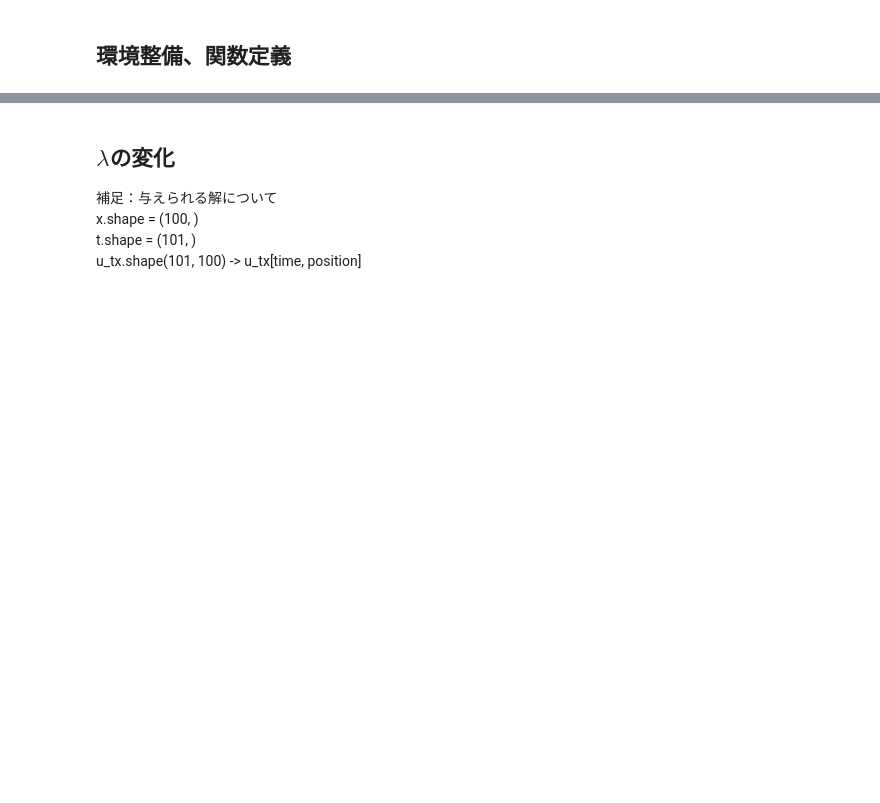
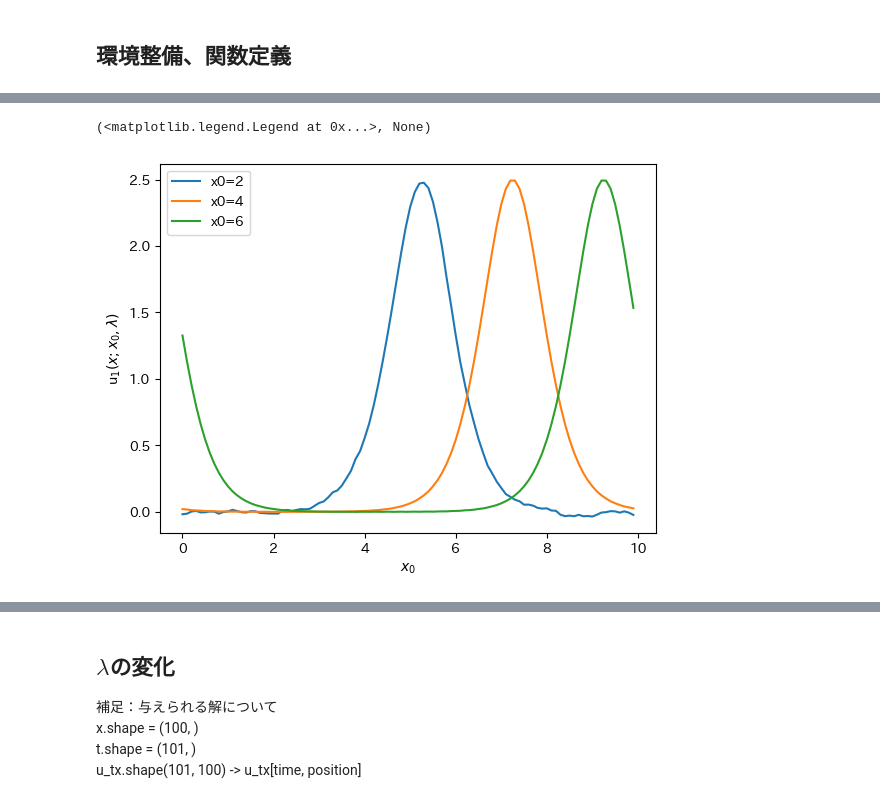
Before and after one commit to eri61/computer_physics, a Jupyter notebook: submit/report2/code/report2_pr1.ipynb, the cells around one changed output, grey strips where cells are left out. Saved outputs shown, nothing was run; the diff lists cells and outputs as text; code cells hidden in the pictures; blank space fills up the shorter version.

```diff
--- a/submit/report2/code/report2_pr1.ipynb
+++ b/submit/report2/code/report2_pr1.ipynb
@@ -39,0 +76,9 @@ def main(name:str="kdv_solve_ivp"):
+# %%
+view_solit_t065("../out/npz/x0_2.npz")
+view_solit_t065("../out/npz/x0_4.npz")
+view_solit_t065("../out/npz/x0_6.npz")
+plt.xlabel(r'$x_0$'), plt.ylabel(r'u$_1(x; x_0, \lambda)$')
+plt.legend(), plt.savefig("pic/t65_u1_change_x0.png")
+# %% [output]
+(<matplotlib.legend.Legend at 0x...>, None)
+[figure, added]
```
Also changed, not shown: parts of 15 cells of this notebook, 1 other file.
